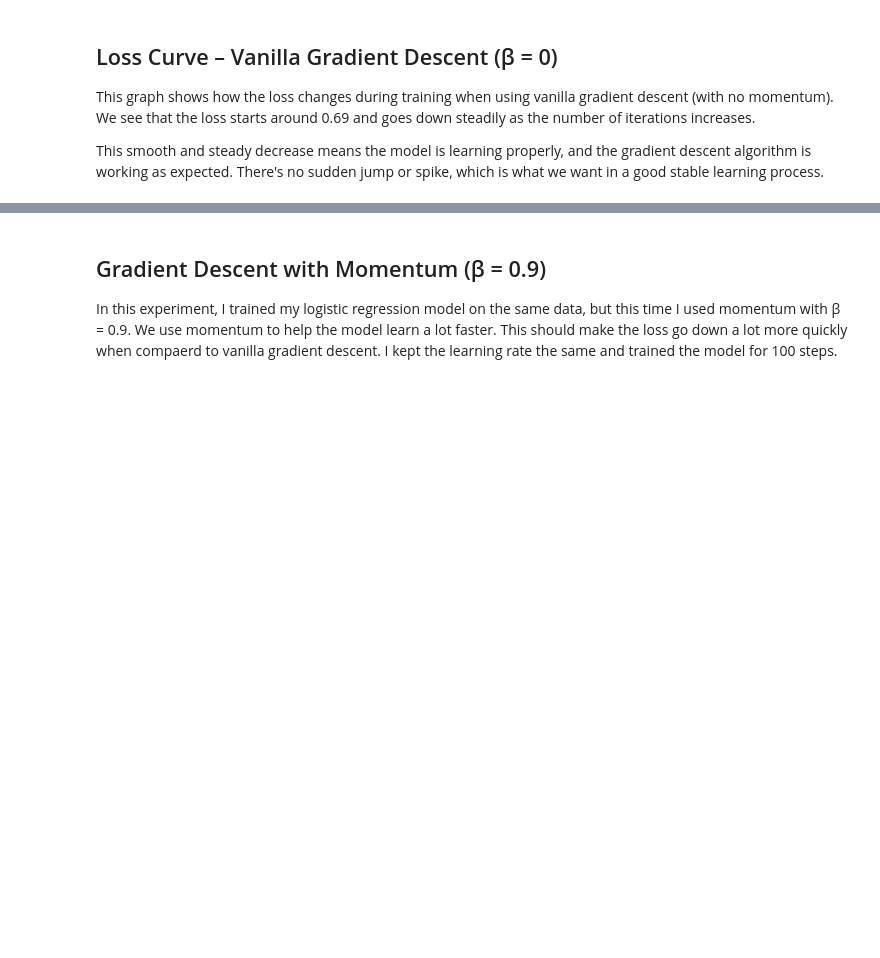
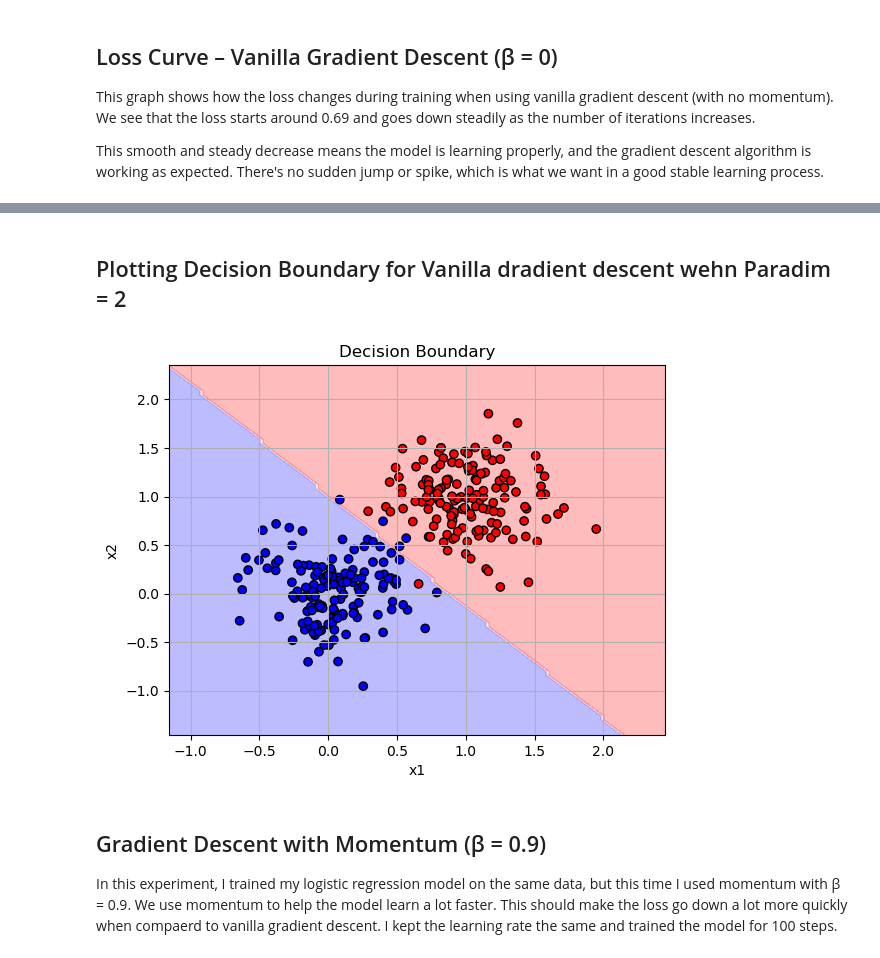
Before and after one commit to Pbabu-Github/ML-Projects, a Jupyter notebook: posts/implementing logistic regression/index.ipynb, the cells around one changed output, grey strips where cells are left out. Cells and saved outputs as stored; diff of their text form; code cells hidden in the pictures; blank space fills up the shorter version.

```diff
--- a/posts/implementing logistic regression/index.ipynb
+++ b/posts/implementing logistic regression/index.ipynb
@@ -75,3 +75,34 @@ plt.show()
+# %% [markdown]
+## Plotting Decision Boundary for Vanilla dradient descent wehn Paradim = 2
+# %%
+import numpy as np
+
+def plot_decision_boundary(model, X, y):
+    x1_min, x1_max = X[:,0].min()-0.5, X[:,0].max()+0.5
+    x2_min, x2_max = X[:,1].min()-0.5, X[:,1].max()+0.5
+    xx1, xx2 = np.meshgrid(np.linspace(x1_min, x1_max, 100),
+                           np.linspace(x2_min, x2_max, 100))
+
+    # Add bias column to grid
+    grid = np.c_[xx1.ravel(), xx2.ravel()]
+    grid = np.concatenate([grid, np.ones((grid.shape[0], 1))], axis=1)
+    grid_tensor = torch.tensor(grid, dtype=torch.float32)
+
+    preds = (torch.sigmoid(model.score(grid_tensor)) >= 0.5).float()
+    preds = preds.reshape(xx1.shape)
+
+    plt.contourf(xx1, xx2, preds, alpha=0.3, cmap='bwr')
+    plt.scatter(X[:,0], X[:,1], c=y, cmap='bwr', edgecolor='k')
+    plt.xlabel("x1")
+    plt.ylabel("x2")
+    plt.title("Decision Boundary")
+    plt.grid(True)
+    plt.show()
+
+# Plot decision boundary for vanilla gradient descent
+plot_decision_boundary(LR_vanilla, X.numpy(), y.numpy())
+# %% [output]
+[figure, added]
 # %% [markdown]
 ## Gradient Descent with Momentum (β = 0.9)
 In this experiment, I trained my logistic regression model on the same data, but this time I used momentum with β = 0.9. We use momentum to help the model learn a lot faster. This should make the loss go down a lot more quickly when compaerd to vanilla gradient descent. I kept the learning rate the same and trained the model for 100 steps.
```
Also changed, not shown: parts of 6 cells of this notebook, 12 other files.
